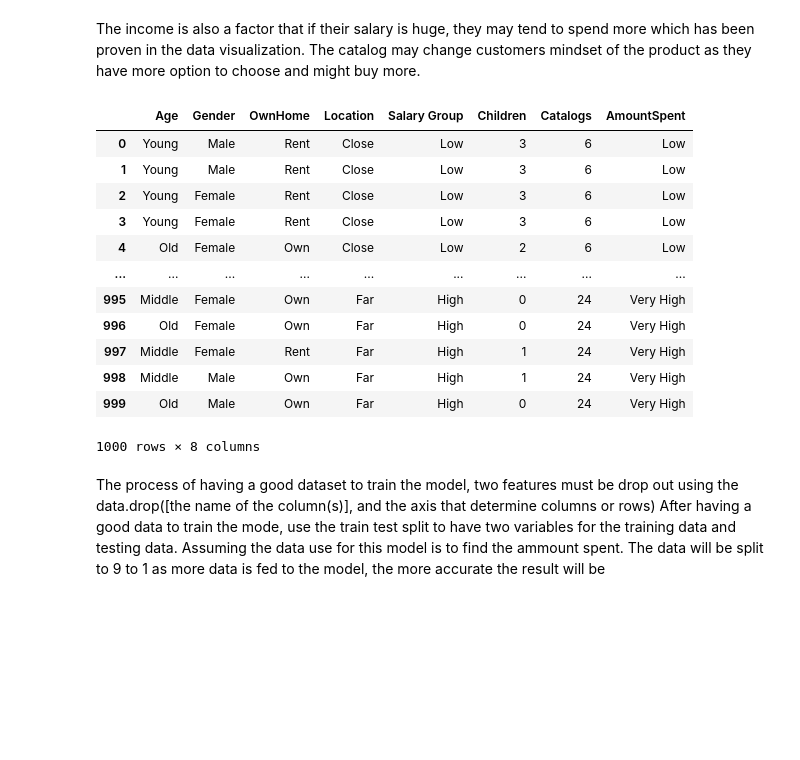
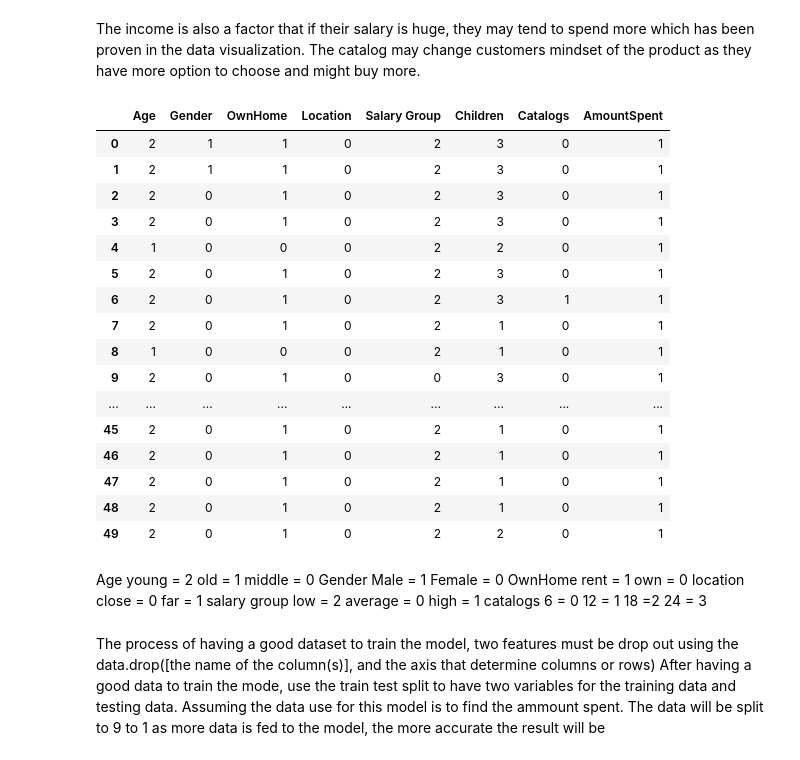
Before and after one commit to JXLK-dev/machinelearning, a Jupyter notebook: datasets_visualization.ipynb, the cells around one changed output. Saved outputs shown, nothing was run; the diff lists cells and outputs as text; code cells hidden in the pictures; blank space fills up the shorter version.

```diff
--- a/datasets_visualization.ipynb
+++ b/datasets_visualization.ipynb
@@ -280,3 +265,15 @@ All the null values in the dataset has now been replaced by the most category, w
 # %%
 newdata = pd.cut(data.Salary, bins = [0,30000,80000,200000], labels=["Low","Average","High"])
 data.insert(5,'Salary Group',newdata)
+# %%
+lencode = LE()
+# %%
+data['Age'] = lencode.fit_transform(data["Age"])
+data['Gender'] = lencode.fit_transform(data["Gender"])
+data['OwnHome'] = lencode.fit_transform(data["OwnHome"])
+data['Married'] = lencode.fit_transform(data["Married"])
+data['Location'] = lencode.fit_transform(data["Location"])
+data['Salary Group'] = lencode.fit_transform(data["Salary Group"])
+data['Children'] = lencode.fit_transform(data["Children"])
+data['Catalogs'] = lencode.fit_transform(data["Catalogs"])
+data['AmountSpent'] = lencode.fit_transform(data["AmountSpent"])
@@ -291,21 +290,48 @@ The income is also a factor that if their salary is huge, they may tend to spend
 # %%
 improvedData = data.drop(['History','Married','Salary'], axis = 1)
 # %%
-improvedData
+improvedData.head(50)
 # %% [output]
 |  | Age | Gender | OwnHome | Location | Salary Group | Children | Catalogs | AmountSpent |
-| 0 | Young | Male | Rent | Close | Low | 3 | 6 | Low |
-| 1 | Young | Male | Rent | Close | Low | 3 | 6 | Low |
-| 2 | Young | Female | Rent | Close | Low | 3 | 6 | Low |
-| 3 | Young | Female | Rent | Close | Low | 3 | 6 | Low |
-| 4 | Old | Female | Own | Close | Low | 2 | 6 | Low |
+| 0 | 2 | 1 | 1 | 0 | 2 | 3 | 0 | 1 |
+| 1 | 2 | 1 | 1 | 0 | 2 | 3 | 0 | 1 |
+| 2 | 2 | 0 | 1 | 0 | 2 | 3 | 0 | 1 |
+| 3 | 2 | 0 | 1 | 0 | 2 | 3 | 0 | 1 |
+| 4 | 1 | 0 | 0 | 0 | 2 | 2 | 0 | 1 |
+| 5 | 2 | 0 | 1 | 0 | 2 | 3 | 0 | 1 |
+| 6 | 2 | 0 | 1 | 0 | 2 | 3 | 1 | 1 |
+| 7 | 2 | 0 | 1 | 0 | 2 | 1 | 0 | 1 |
+| 8 | 1 | 0 | 0 | 0 | 2 | 1 | 0 | 1 |
+| 9 | 2 | 0 | 1 | 0 | 0 | 3 | 0 | 1 |
 | ... | ... | ... | ... | ... | ... | ... | ... | ... |
-| 995 | Middle | Female | Own | Far | High | 0 | 24 | Very High |
-| 996 | Old | Female | Own | Far | High | 0 | 24 | Very High |
-| 997 | Middle | Female | Rent | Far | High | 1 | 24 | Very High |
-| 998 | Middle | Male | Own | Far | High | 1 | 24 | Very High |
-| 999 | Old | Male | Own | Far | High | 0 | 24 | Very High |
+| 45 | 2 | 0 | 1 | 0 | 2 | 1 | 0 | 1 |
+| 46 | 2 | 0 | 1 | 0 | 2 | 1 | 0 | 1 |
+| 47 | 2 | 0 | 1 | 0 | 2 | 1 | 0 | 1 |
+| 48 | 2 | 0 | 1 | 0 | 2 | 1 | 0 | 1 |
+| 49 | 2 | 0 | 1 | 0 | 2 | 2 | 0 | 1 |
-1000 rows × 8 columns
+# %% [markdown]
+Age
+young = 2
+old = 1
+middle = 0
+Gender
+Male = 1
+Female = 0
+OwnHome
+rent = 1
+own = 0
+location
+close = 0
+far = 1
+salary group
+low = 2
+average = 0
+high = 1
+catalogs
+6 = 0
+12 = 1
+18 =2
+24 = 3
 # %% [markdown]
 The process of having a good dataset to train the model, two features must be drop out using the data.drop([the name of the column(s)], and the axis that determine columns or rows) After having a good data to train the mode, use the train test split to have two variables for the training data and testing data. Assuming the data use for this model is to find the ammount spent. The data will be split to 9 to 1 as more data is fed to the model, the more accurate the result will be
 # %%
```
Also changed, not shown: parts of 3 cells of this notebook.
